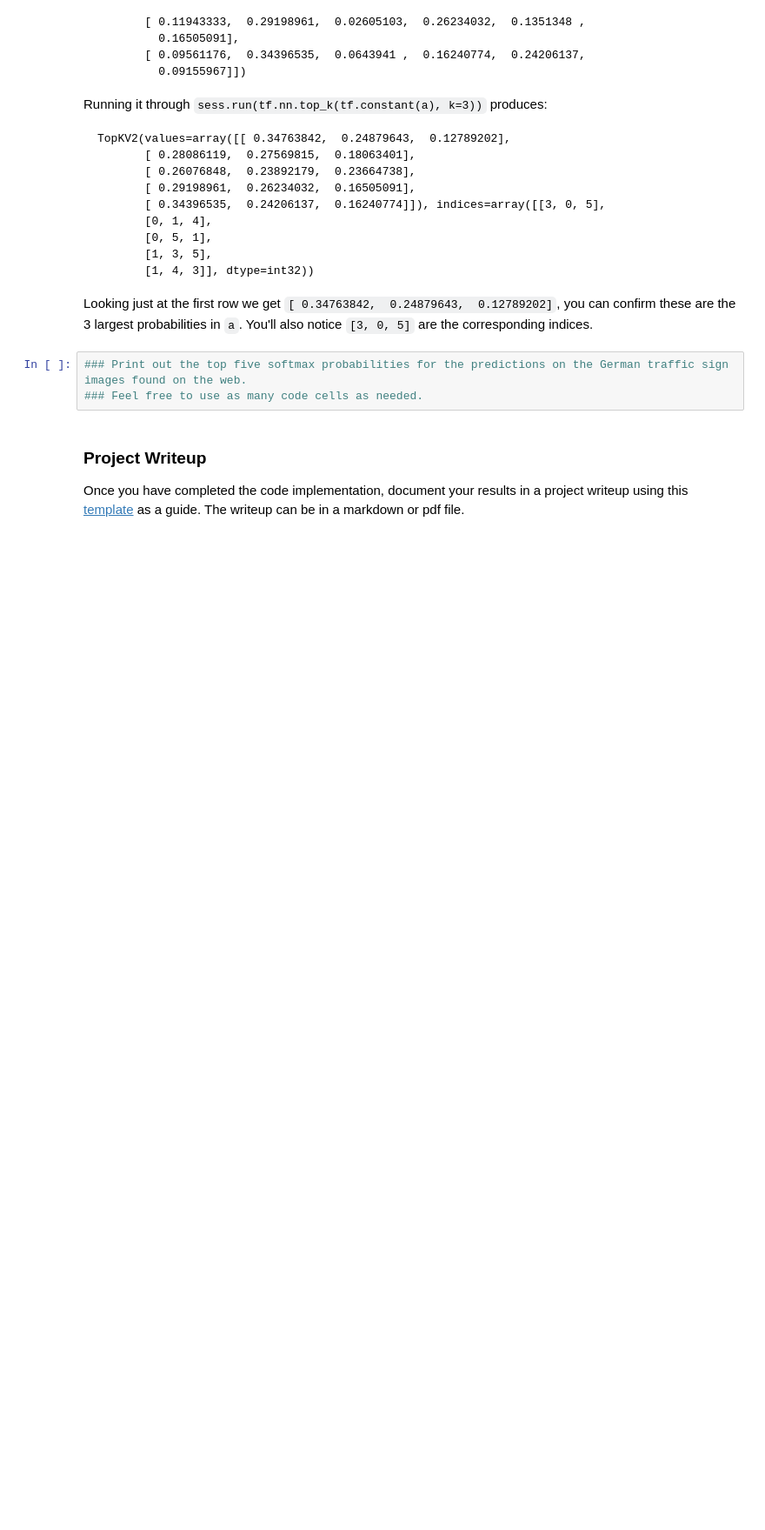
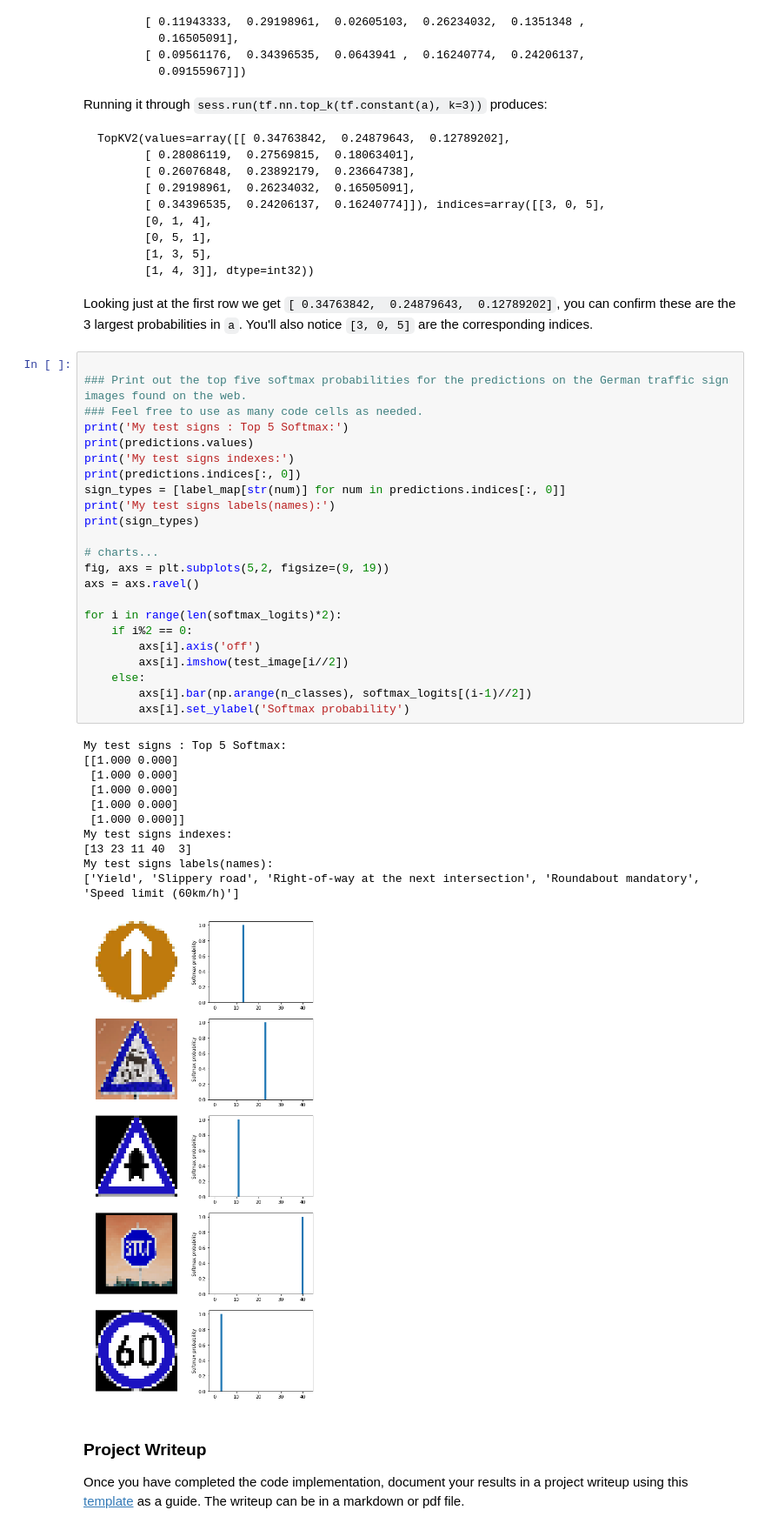
Before and after one commit to ashaik4/Traffic-Sign-Classifier-Project, a Jupyter notebook: Traffic_Sign_Classifier.ipynb, the cells around one changed output. Shown: that part at 87% size. Drawn from its saved outputs; the diff is of its cells as text; blank space fills up the shorter version.

````diff
--- a/Traffic_Sign_Classifier.ipynb
+++ b/Traffic_Sign_Classifier.ipynb
@@ -698,9 +663,41 @@ TopKV2(values=array([[ 0.34763842,  0.24879643,  0.12789202],
 ```
 
 Looking just at the first row we get `[ 0.34763842,  0.24879643,  0.12789202]`, you can confirm these are the 3 largest probabilities in `a`. You'll also notice `[3, 0, 5]` are the corresponding indices.
-# %%
-### Print out the top five softmax probabilities for the predictions on the German traffic sign images found on the web.
-### Feel free to use as many code cells as needed.
+# %%
+
+### Print out the top five softmax probabilities for the predictions on the German traffic sign images found on the web.
+### Feel free to use as many code cells as needed.
+print('My test signs : Top 5 Softmax:')
+print(predictions.values)
+print('My test signs indexes:')
+print(predictions.indices[:, 0])
+sign_types = [label_map[str(num)] for num in predictions.indices[:, 0]]
+print('My test signs labels(names):')
+print(sign_types)
+
+# charts...
+fig, axs = plt.subplots(5,2, figsize=(9, 19))
+axs = axs.ravel()
+
+for i in range(len(softmax_logits)*2):
+    if i%2 == 0:
+        axs[i].axis('off')
+        axs[i].imshow(test_image[i//2])
+    else:
+        axs[i].bar(np.arange(n_classes), softmax_logits[(i-1)//2])
+        axs[i].set_ylabel('Softmax probability')
+# %% [output]
+My test signs : Top 5 Softmax:
+[[1.000 0.000]
+ [1.000 0.000]
+ [1.000 0.000]
+ [1.000 0.000]
+ [1.000 0.000]]
+My test signs indexes:
+[13 23 11 40  3]
+My test signs labels(names):
+['Yield', 'Slippery road', 'Right-of-way at the next intersection', 'Roundabout mandatory', 'Speed limit (60km/h)']
+[figure, added]
 # %% [markdown]
 ### Project Writeup
 
````
Also changed, not shown: parts of 14 cells of this notebook, 3 other files.
